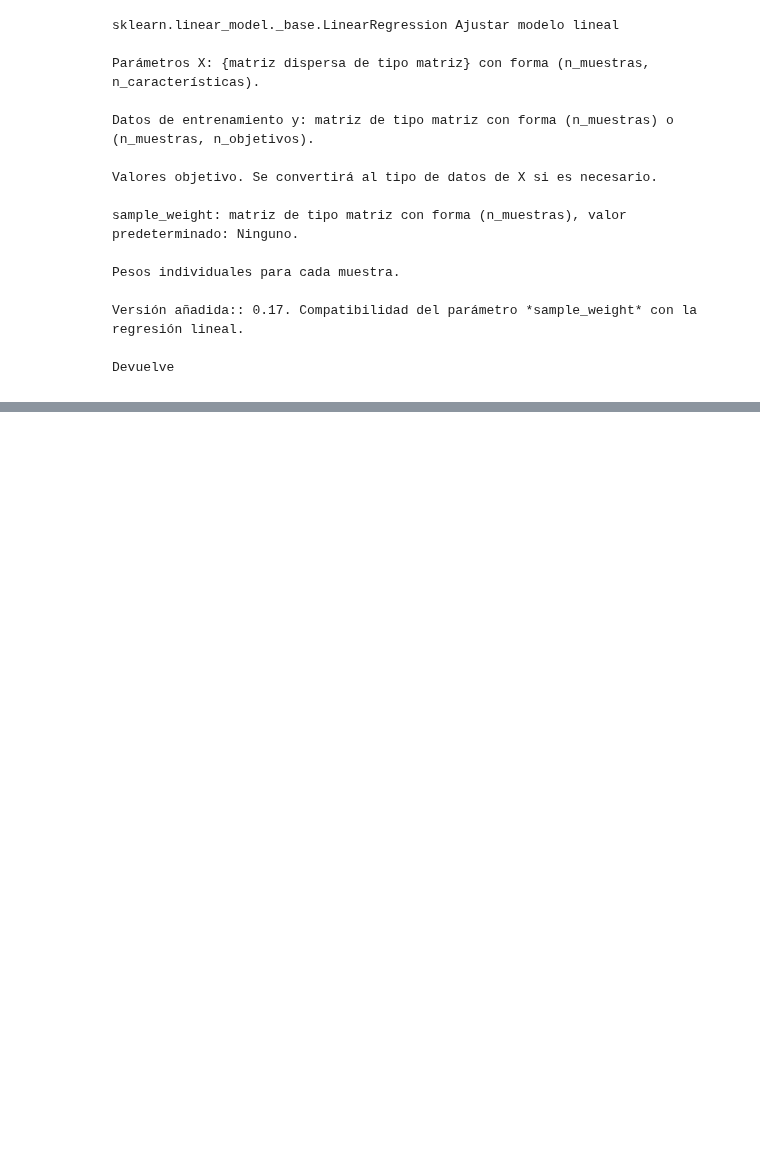
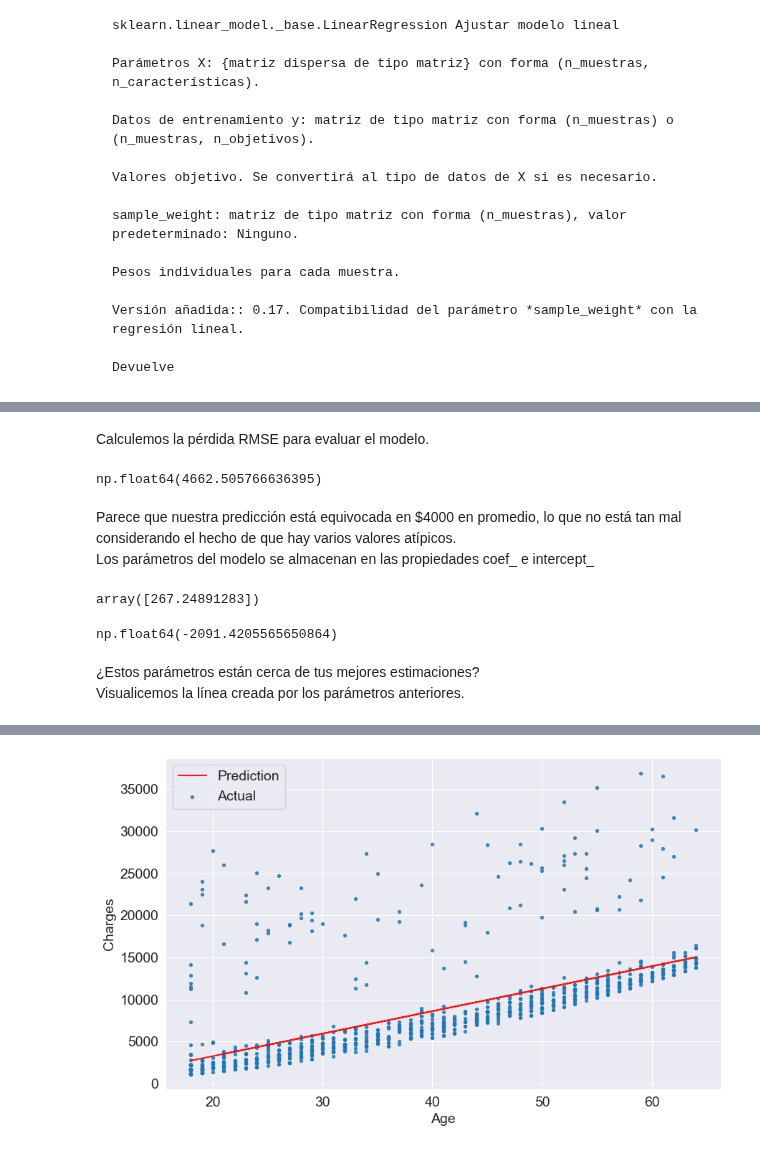
Before and after one commit to partnerds/machine-learning-and-scikit-learn-with-python, a Jupyter notebook: linear-regresion-scikit-learn-python.ipynb, the cells around one changed output, grey strips where cells are left out. Drawn from its saved outputs; the diff is of its cells as text; code cells hidden in the pictures; blank space fills up the shorter version.

```diff
--- a/linear-regresion-scikit-learn-python.ipynb
+++ b/linear-regresion-scikit-learn-python.ipynb
@@ -622,0 +627,2 @@ targes.shape : (1064,)
+# %%
+model.fit(inputs, targets)
@@ -622,0 +676,25 @@ targes.shape : (1064,)
+# %% [markdown]
+Calculemos la pérdida RMSE para evaluar el modelo.
+# %%
+rmse(targets, predictions)
+# %% [output]
+np.float64(4662.505766636395)
+# %% [markdown]
+Parece que nuestra predicción está equivocada en $4000 en promedio, lo que no está tan mal considerando el hecho de que hay varios valores atípicos.
+Los parámetros del modelo se almacenan en las propiedades coef_ e intercept_
+# %%
+# w
+model.coef_
+# %% [output]
+array([267.24891283])
+# %%
+# b
+model.intercept_
+# %% [output]
+np.float64(-2091.4205565650864)
+# %% [markdown]
+¿Estos parámetros están cerca de tus mejores estimaciones?
+Visualicemos la línea creada por los parámetros anteriores.
+# %%
+try_parameters(model.coef_, model.intercept_)
+# %% [output]
@@ -622,0 +702 @@ targes.shape : (1064,)
+[figure, added]
```
Also changed, not shown: parts of 26 cells of this notebook.
